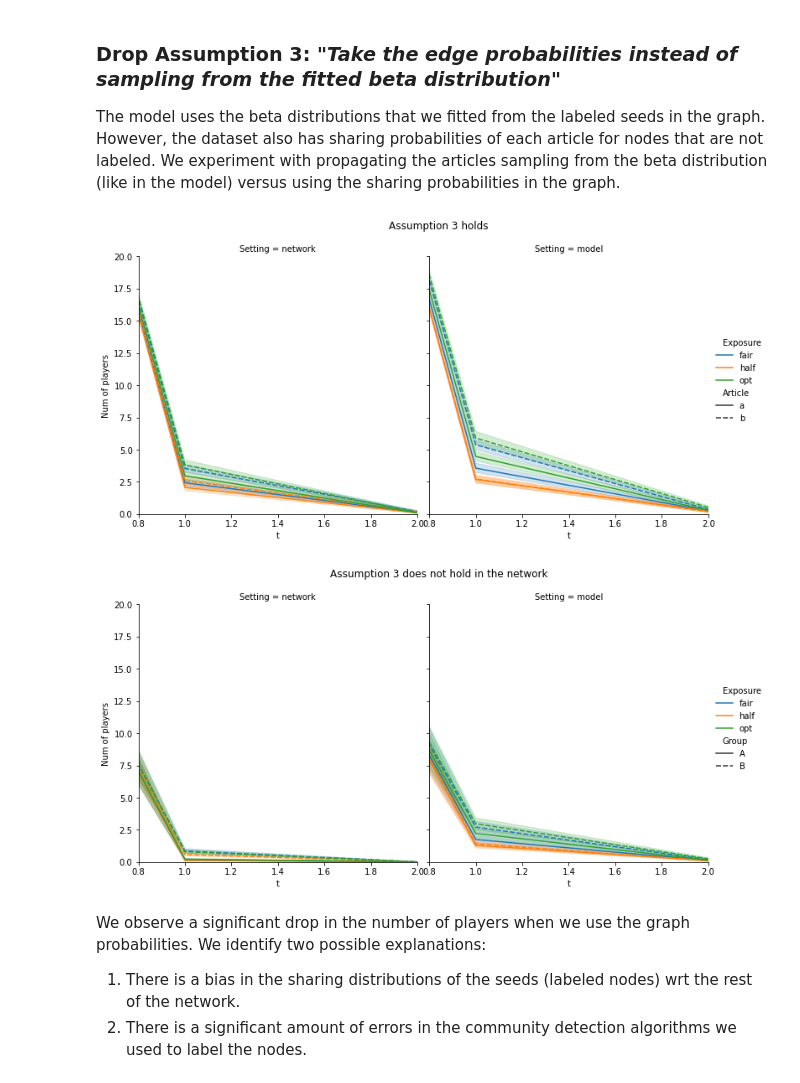
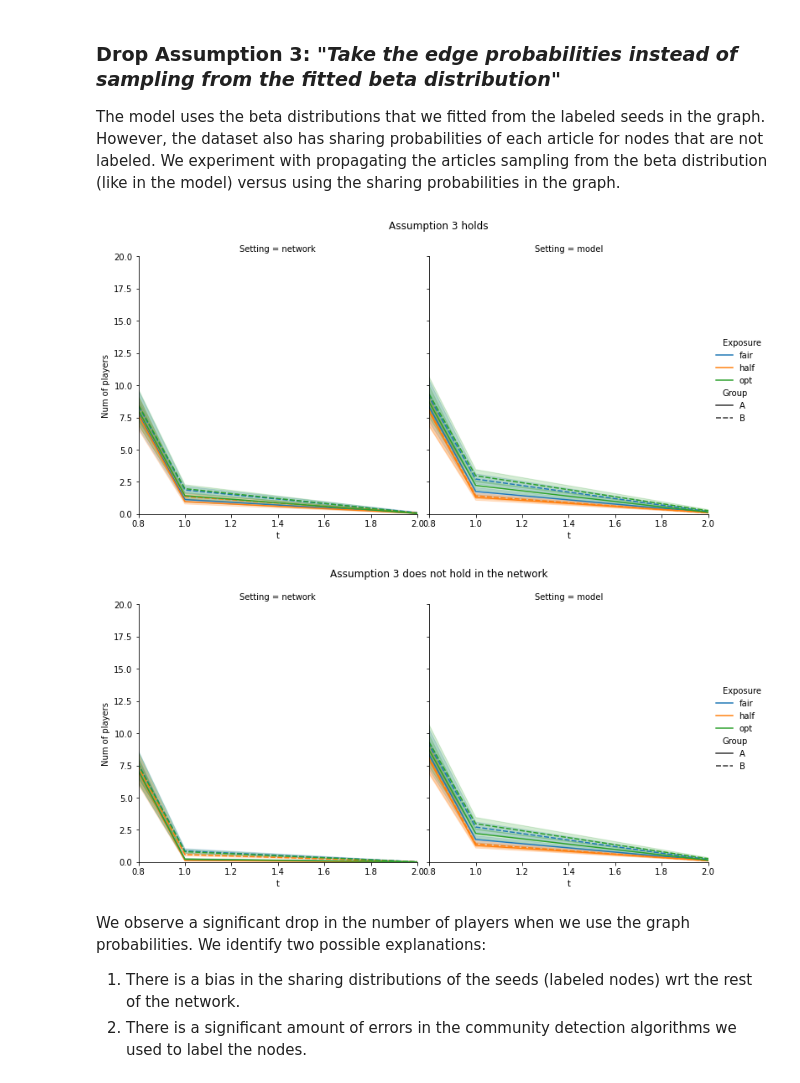
Before and after one commit to jfinocchiaro/long-term-fair-mdps, a Jupyter notebook: political-influence/real_network/abortion_plot_results.ipynb, the cells around one changed output. Drawn from its saved outputs; the diff is of its cells as text; code cells hidden in the pictures.

Commit message:
fix plots

```diff
--- a/political-influence/real_network/abortion_plot_results.ipynb
+++ b/political-influence/real_network/abortion_plot_results.ipynb
@@ -13,5 +16,5 @@ We compare the total number of players over time in the model with respect to th
 # %%
-g1 = sns.relplot(data=df, x="t", y="N", col="Setting", hue="Exposure", style='Article', kind="line")
+g1 = sns.relplot(data=df_breakdown, x="t", y="value", col="Setting", hue="Exposure", style='Group', kind="line")
 g1.set(ylabel='Num of players')
 # %% [output]
 <seaborn.axisgrid.FacetGrid at 0x...>
@@ -18,0 +26,4 @@ g1.set(ylabel='Num of players')
+# %%
+g1.axes[0, 0].set_xlim(0.8, 2)
+g1.axes[0, 0].set_ylim(0, 20)
+g1.fig
@@ -90,18 +82,18 @@ df2 = pd.read_csv(path.join(RESULTS_PATH, 'abortion_results_no_repetitions.csv')
 df2_breakdown = df2.melt(id_vars=['t', 'Setting', 'Exposure'], value_vars=['A', 'B'])
 df2_breakdown = df2_breakdown.rename(columns={'variable': 'Group'})
 # %%
-g6 = sns.relplot(data=df2_breakdown, x="t", y="value", col="Setting", hue="Exposure", style='Group', kind="line")
-g6.set(ylabel='Num of players')
-g6.fig.suptitle('Assumption 2 does not hold in the network', size=12, y=1.05)
-g6.axes[0, 0].set_xlim(0.8, 2)
-g6.axes[0, 0].set_ylim(0, 20)
+g4 = sns.relplot(data=df2_breakdown, x="t", y="value", col="Setting", hue="Exposure", style='Group', kind="line")
+g4.set(ylabel='Num of players')
+g4.fig.suptitle('Assumption 2 does not hold in the network', size=12, y=1.05)
+g4.axes[0, 0].set_xlim(0.8, 2)
+g4.axes[0, 0].set_ylim(0, 20)
 
 
 # with the assumption:
-g3.fig.suptitle('Assumption 2 holds', size=12, y=1.05)
-g3.axes[0, 0].set_xlim(0.8, 2)
-g3.axes[0, 0].set_ylim(0, 20)
-g3.fig
+g1.fig.suptitle('Assumption 2 holds', size=12, y=1.05)
+g1.axes[0, 0].set_xlim(0.8, 2)
+g1.axes[0, 0].set_ylim(0, 20)
+g1.fig
 # %% [output]
 [figure]
 [figure]
@@ -116,19 +108,19 @@ df3 = pd.read_csv(path.join(RESULTS_PATH, 'abortion_results_probs.csv'))
 df3_breakdown = df3.melt(id_vars=['t', 'Setting', 'Exposure'], value_vars=['A', 'B'])
 df3_breakdown = df3_breakdown.rename(columns={'variable': 'Group'})
 # %%
-g7 = sns.relplot(data=df3_breakdown, x="t", y="value", col="Setting", hue="Exposure", style='Group', kind="line")
-g7.set(ylabel='Num of players')
-g7.fig.suptitle('Assumption 3 does not hold in the network', size=12, y=1.05)
-g7.axes[0, 0].set_xlim(0.8, 2)
-g7.axes[0, 0].set_ylim(0, 20)
+g5 = sns.relplot(data=df3_breakdown, x="t", y="value", col="Setting", hue="Exposure", style='Group', kind="line")
+g5.set(ylabel='Num of players')
+g5.fig.suptitle('Assumption 3 does not hold in the network', size=12, y=1.05)
+g5.axes[0, 0].set_xlim(0.8, 2)
+g5.axes[0, 0].set_ylim(0, 20)
 
 # with the assumption:
 g1.fig.suptitle('Assumption 3 holds', size=12, y=1.05)
 g1.axes[0, 0].set_xlim(0.8, 2)
 g1.axes[0, 0].set_ylim(0, 20)
 g1.fig
 # %% [output]
-[figure, old version]
+[figure, new version]
 [figure]
 # %% [markdown]
 We observe a significant drop in the number of players when we use the graph probabilities. We identify two possible explanations:
```
Also changed, not shown: parts of 15 cells of this notebook.
